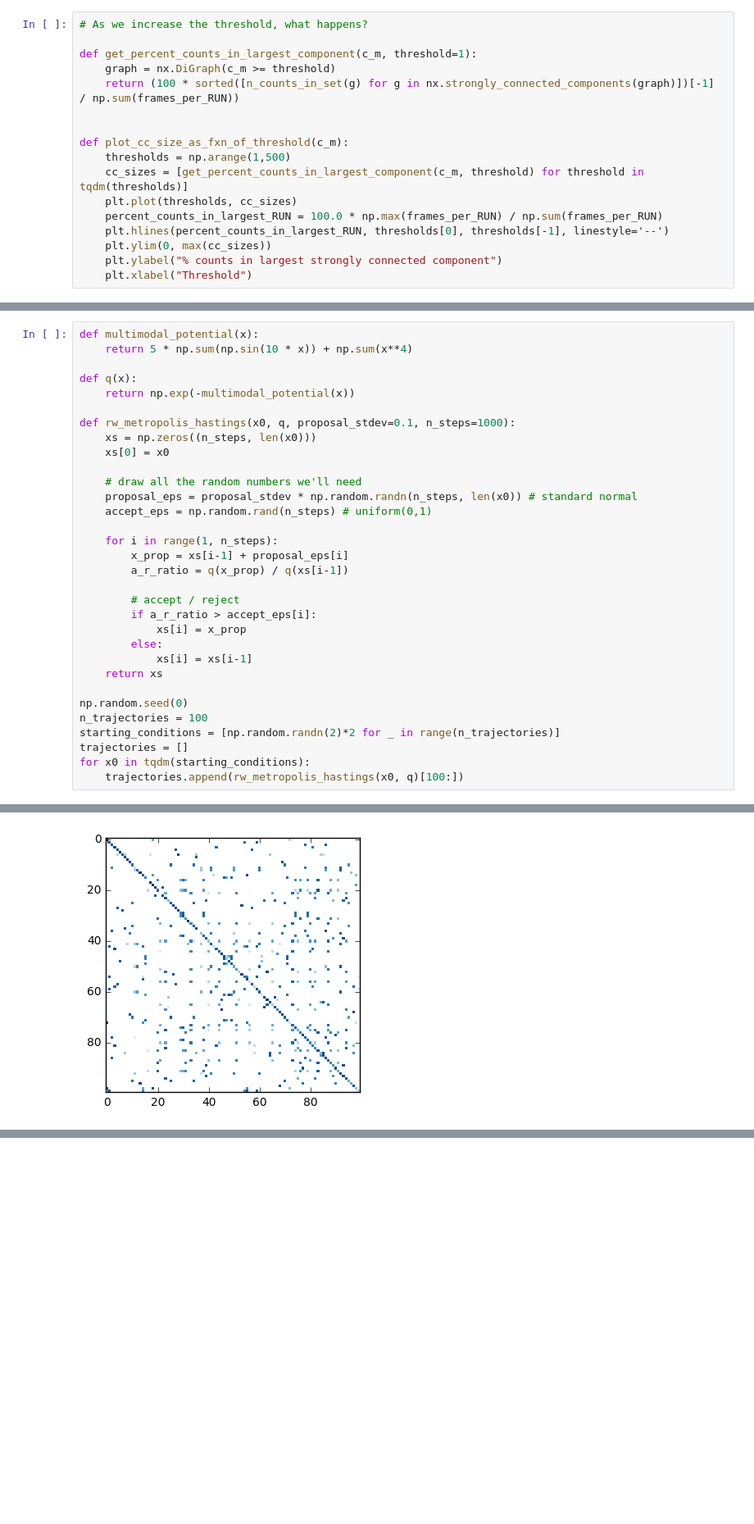
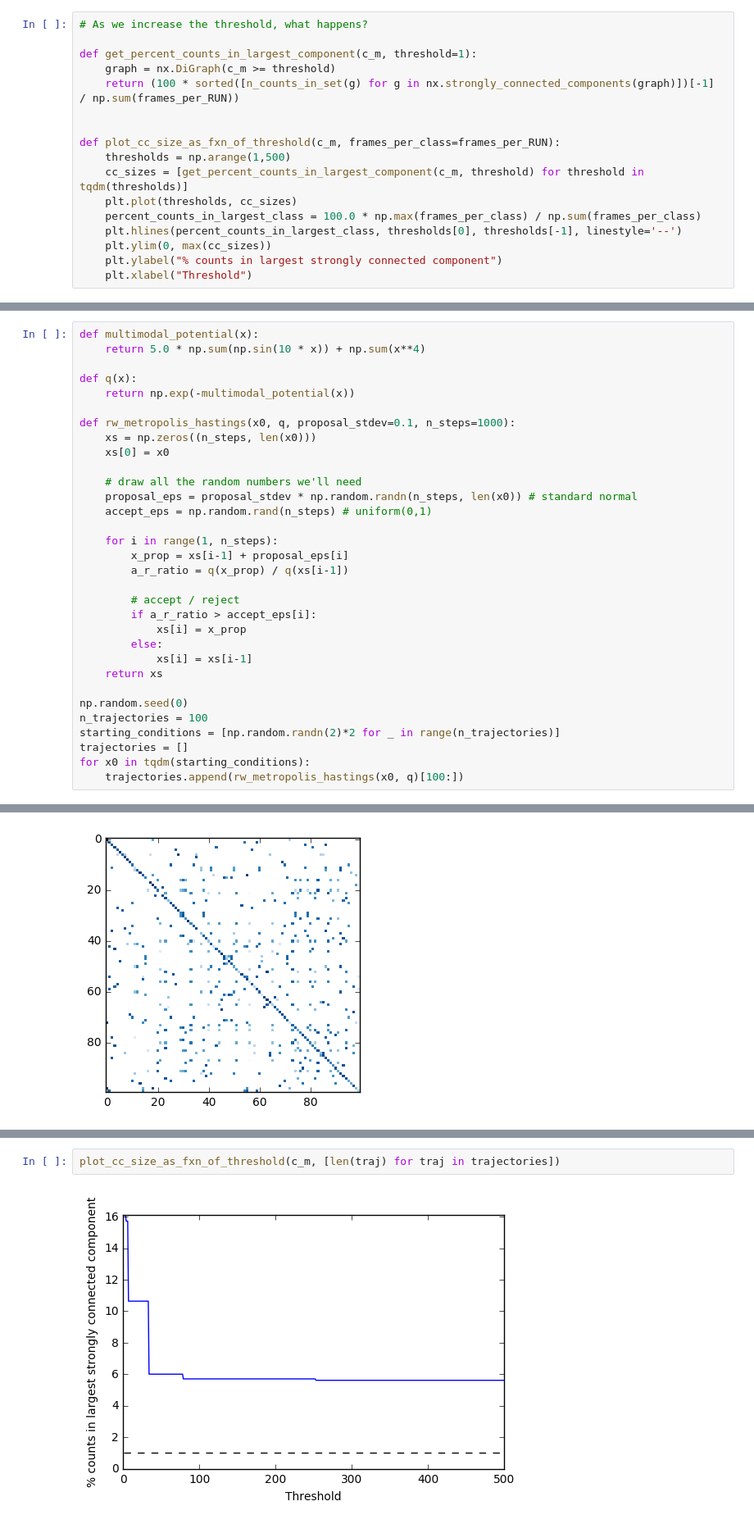
Before and after one commit to maxentile/msm-learn, a Jupyter notebook: notebooks/Diagnosing ergodicity.ipynb, the cells around one changed output, grey strips where cells are left out. Shown at 82% size. Saved outputs shown, nothing was run; the diff lists cells and outputs as text; blank space fills up the shorter version.

```diff
--- a/notebooks/Diagnosing ergodicity.ipynb
+++ b/notebooks/Diagnosing ergodicity.ipynb
@@ -121,12 +121,12 @@ def get_percent_counts_in_largest_component(c_m, threshold=1):
     return (100 * sorted([n_counts_in_set(g) for g in nx.strongly_connected_components(graph)])[-1] / np.sum(frames_per_RUN))
 
 
-def plot_cc_size_as_fxn_of_threshold(c_m):
+def plot_cc_size_as_fxn_of_threshold(c_m, frames_per_class=frames_per_RUN):
     thresholds = np.arange(1,500)
     cc_sizes = [get_percent_counts_in_largest_component(c_m, threshold) for threshold in tqdm(thresholds)]
     plt.plot(thresholds, cc_sizes)
-    percent_counts_in_largest_RUN = 100.0 * np.max(frames_per_RUN) / np.sum(frames_per_RUN)
-    plt.hlines(percent_counts_in_largest_RUN, thresholds[0], thresholds[-1], linestyle='--')
+    percent_counts_in_largest_class = 100.0 * np.max(frames_per_class) / np.sum(frames_per_class)
+    plt.hlines(percent_counts_in_largest_class, thresholds[0], thresholds[-1], linestyle='--')
     plt.ylim(0, max(cc_sizes))
     plt.ylabel("% counts in largest strongly connected component")
     plt.xlabel("Threshold")
@@ -183,7 +183,7 @@ graph = nx.DiGraph(c_m > 10)
 Slow diffusive dynamics in a multimodal potential.
 # %%
 def multimodal_potential(x):
-    return 5 * np.sum(np.sin(10 * x)) + np.sum(x**4)
+    return 5.0 * np.sum(np.sin(10 * x)) + np.sum(x**4)
 
 def q(x):
     return np.exp(-multimodal_potential(x))
@@ -262,0 +265,4 @@ plot_cc_size_as_fxn_of_threshold(c_m)
+# %%
+plot_cc_size_as_fxn_of_threshold(c_m, [len(traj) for traj in trajectories])
+# %% [output]
+[figure, added]
```
Also changed, not shown: parts of 4 cells of this notebook.
